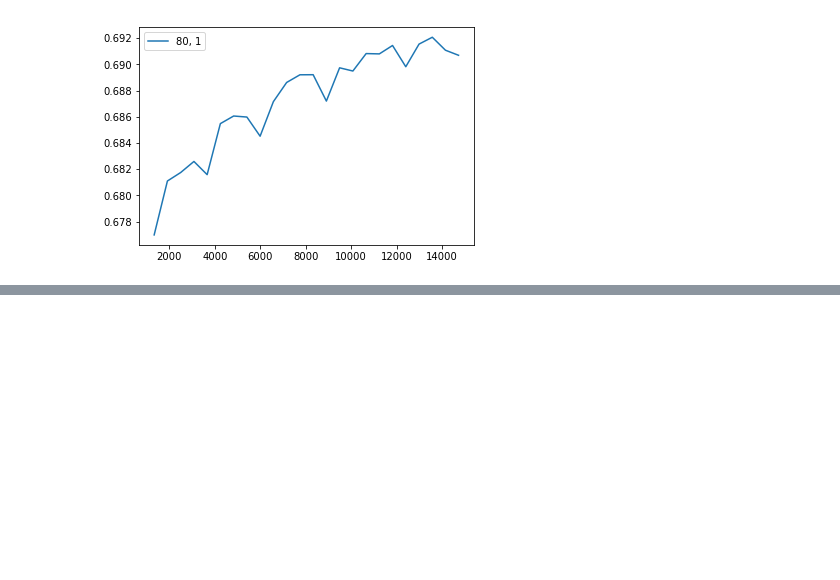
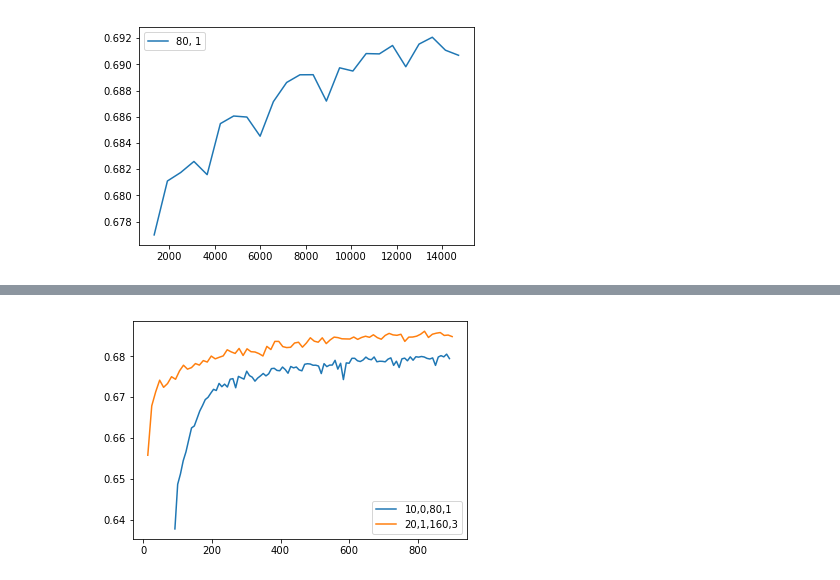
Before and after one commit to NicolasFerland/WildFire, a Jupyter notebook: Neuronet2.ipynb, the cells around one changed output, grey strips where cells are left out. Saved outputs shown, nothing was run; the diff lists cells and outputs as text; code cells hidden in the pictures; blank space fills up the shorter version.

```diff
--- a/Neuronet2.ipynb
+++ b/Neuronet2.ipynb
@@ -245,0 +353,6 @@ modelList[0].save_weights('my_model_weights14k.h5')
+# %%
+Plot(1, 'acc', '10,0,80,1')
+Plot(2, 'acc', '20,1,160,3')
+plt.legend();
+# %% [output]
+[figure, added]
```
Also changed, not shown: parts of 26 cells of this notebook, 3 other files.
